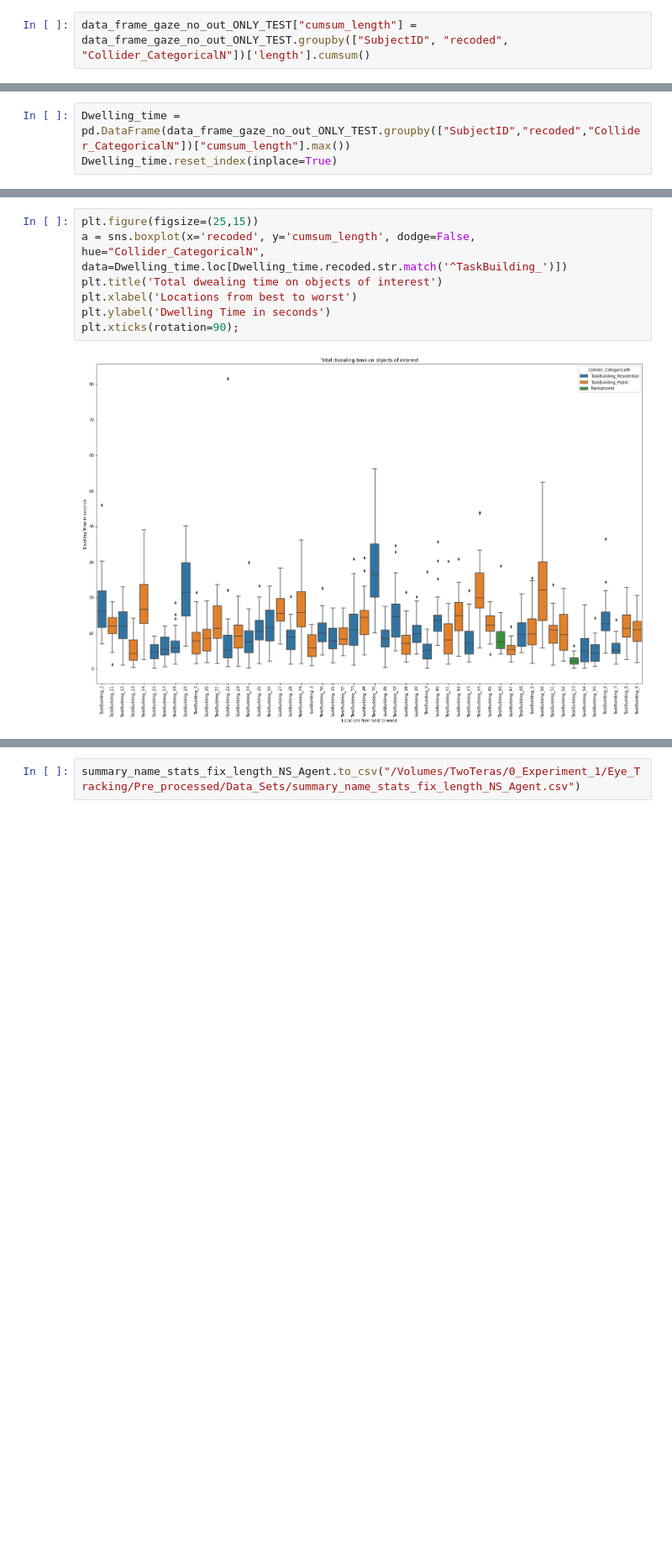
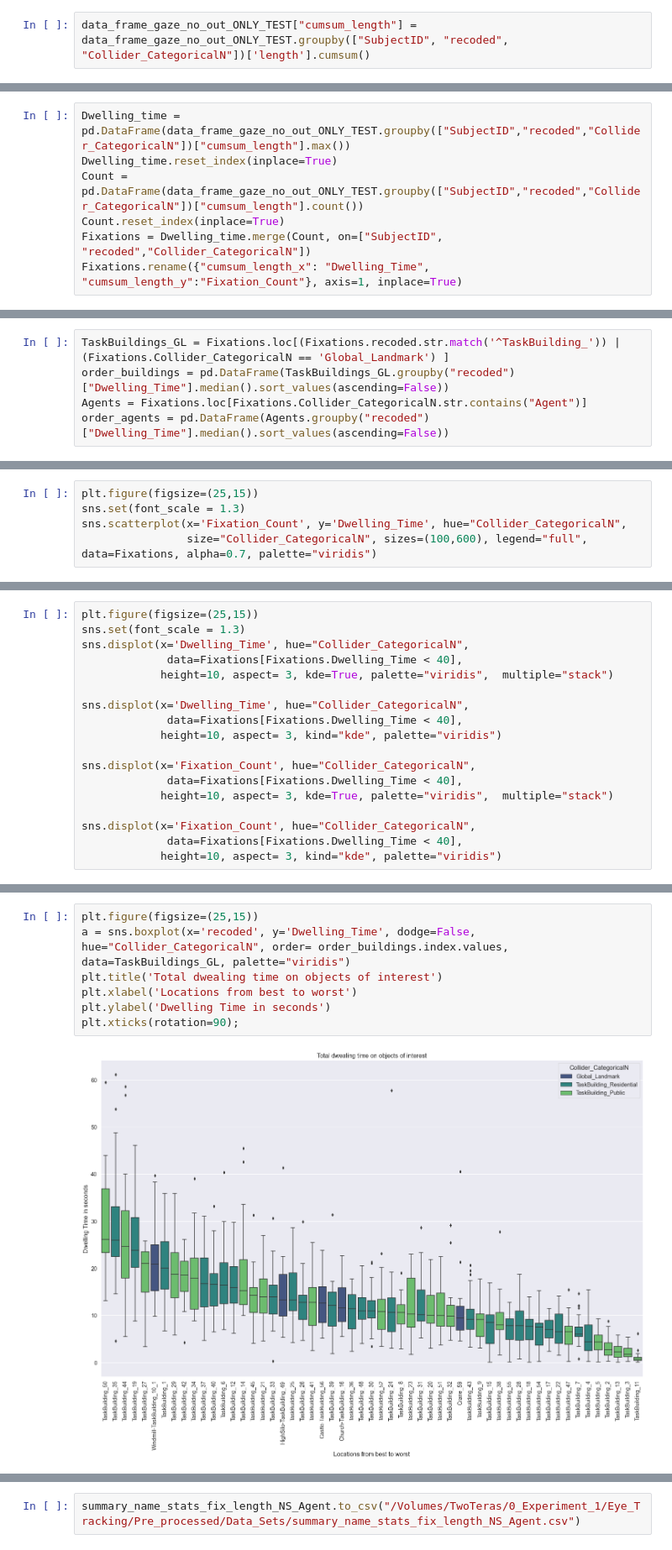
Before and after one commit to tracysanchez/DataAnalysis, a Jupyter notebook: Exp2/Colliderhits/06_Dwelling_Time.ipynb, the cells around one changed output, grey strips where cells are left out. Shown at 84% size. Drawn from its saved outputs; the diff is of its cells as text; blank space fills up the shorter version.

Commit message:
Construction of eye tracking pipeline for dwelling time, modelling in r of dwelling time

```diff
--- a/Exp2/Colliderhits/06_Dwelling_Time.ipynb
+++ b/Exp2/Colliderhits/06_Dwelling_Time.ipynb
@@ -346,3 +290,7 @@ Index(['index', 'SubjectID', 'Session', 'SessionSubsection',
 # %%
 Dwelling_time = pd.DataFrame(data_frame_gaze_no_out_ONLY_TEST.groupby(["SubjectID","recoded","Collider_CategoricalN"])["cumsum_length"].max())
 Dwelling_time.reset_index(inplace=True)
+Count = pd.DataFrame(data_frame_gaze_no_out_ONLY_TEST.groupby(["SubjectID","recoded","Collider_CategoricalN"])["cumsum_length"].count())
+Count.reset_index(inplace=True)
+Fixations = Dwelling_time.merge(Count, on=["SubjectID", "recoded","Collider_CategoricalN"])
+Fixations.rename({"cumsum_length_x": "Dwelling_Time", "cumsum_length_y":"Fixation_Count"}, axis=1, inplace=True)
@@ -400,0 +378,5 @@ trys
+# %%
+TaskBuildings_GL = Fixations.loc[(Fixations.recoded.str.match('^TaskBuilding_')) | (Fixations.Collider_CategoricalN == 'Global_Landmark') ]
+order_buildings = pd.DataFrame(TaskBuildings_GL.groupby("recoded")["Dwelling_Time"].median().sort_values(ascending=False))
+Agents = Fixations.loc[Fixations.Collider_CategoricalN.str.contains("Agent")]
+order_agents = pd.DataFrame(Agents.groupby("recoded")["Dwelling_Time"].median().sort_values(ascending=False))
@@ -400,0 +407,5 @@ trys
+# %%
+plt.figure(figsize=(25,15))
+sns.set(font_scale = 1.3)
+sns.scatterplot(x='Fixation_Count', y='Dwelling_Time', hue="Collider_CategoricalN",
+                size="Collider_CategoricalN", sizes=(100,600), legend="full", data=Fixations, alpha=0.7, palette="viridis")
@@ -400,0 +415,18 @@ trys
+# %%
+plt.figure(figsize=(25,15))
+sns.set(font_scale = 1.3)
+sns.displot(x='Dwelling_Time', hue="Collider_CategoricalN",
+             data=Fixations[Fixations.Dwelling_Time < 40],
+            height=10, aspect= 3, kde=True, palette="viridis",  multiple="stack")
+
+sns.displot(x='Dwelling_Time', hue="Collider_CategoricalN",
+             data=Fixations[Fixations.Dwelling_Time < 40],
+            height=10, aspect= 3, kind="kde", palette="viridis")
+
+sns.displot(x='Fixation_Count', hue="Collider_CategoricalN",
+             data=Fixations[Fixations.Dwelling_Time < 40],
+            height=10, aspect= 3, kde=True, palette="viridis",  multiple="stack")
+
+sns.displot(x='Fixation_Count', hue="Collider_CategoricalN",
+             data=Fixations[Fixations.Dwelling_Time < 40],
+            height=10, aspect= 3, kind="kde", palette="viridis")
@@ -401,9 +440,9 @@ trys
 # %%
 plt.figure(figsize=(25,15))
-a = sns.boxplot(x='recoded', y='cumsum_length', dodge=False, hue="Collider_CategoricalN", data=Dwelling_time.loc[Dwelling_time.recoded.str.match('^TaskBuilding_')])
+a = sns.boxplot(x='recoded', y='Dwelling_Time', dodge=False, hue="Collider_CategoricalN", order= order_buildings.index.values, data=TaskBuildings_GL, palette="viridis")
 plt.title('Total dwealing time on objects of interest')
 plt.xlabel('Locations from best to worst')
 plt.ylabel('Dwelling Time in seconds')
 plt.xticks(rotation=90);
 # %% [output]
-[figure, old version]
+[figure, new version]
```
Also changed, not shown: parts of 101 cells of this notebook, 10 other files.
